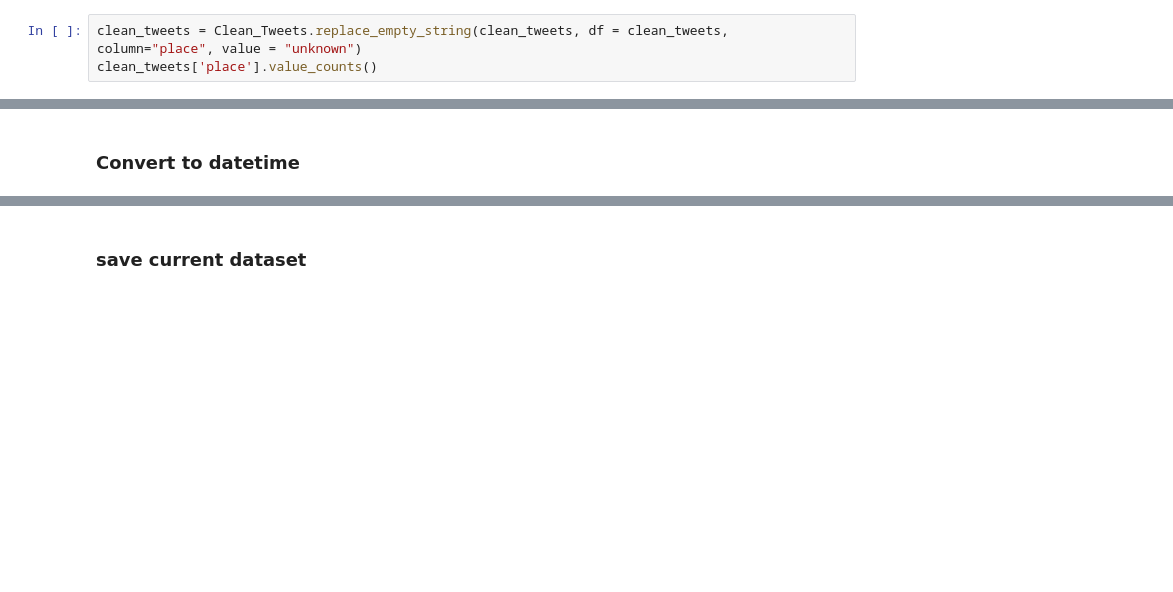
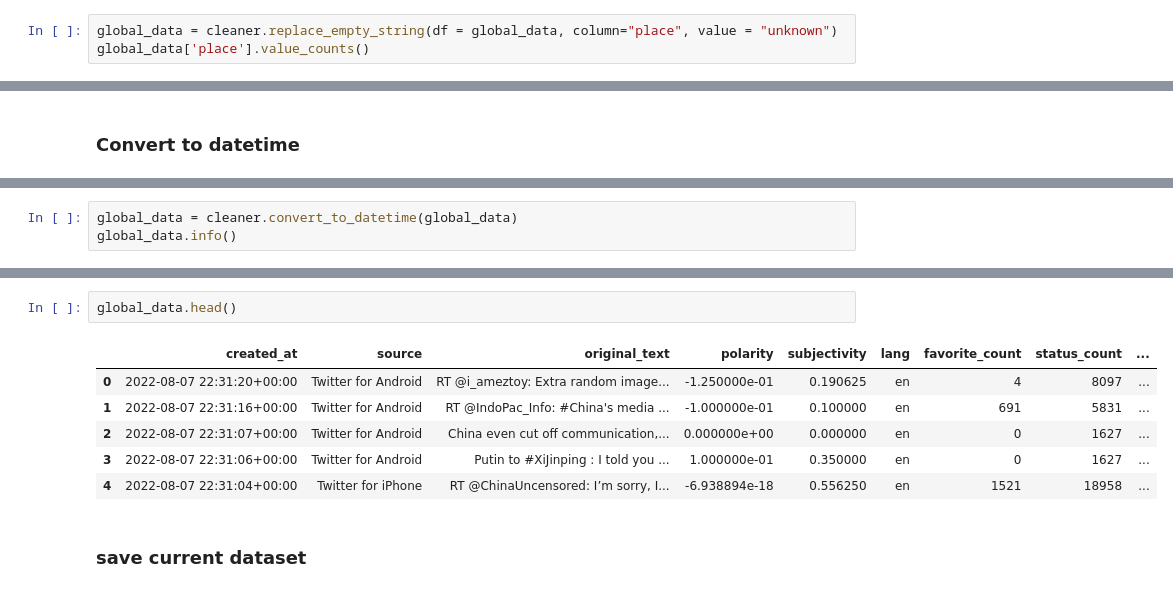
Before and after one commit to Fisseha-Estifanos/Twitter-Data-Analysis, a Jupyter notebook: notebooks/pre_process.ipynb, the cells around one changed output, grey strips where cells are left out. Cells and saved outputs as stored; diff of their text form; blank space fills up the shorter version.

```diff
--- a/notebooks/pre_process.ipynb
+++ b/notebooks/pre_process.ipynb
@@ -176,8 +251,8 @@ There are empty place values
 # %% [markdown]
 ### Replace empty strings
 # %%
-clean_tweets = Clean_Tweets.replace_empty_string(clean_tweets, df = clean_tweets, column="place", value = "unknown")
-clean_tweets['place'].value_counts()
+global_data = cleaner.replace_empty_string(df = global_data, column="place", value = "unknown")
+global_data['place'].value_counts()
 # %% [output]
 unknown                           2805
 Việt Nam                           116
@@ -235,0 +273,3 @@ Name: place, Length: 1809, dtype: int64
+# %%
+global_data = cleaner.convert_to_datetime(global_data)
+global_data.info()
@@ -236,3 +294,12 @@ Name: place, Length: 1809, dtype: int64
+# %%
+global_data.head()
+# %% [output]
+|  | created_at | source | original_text | polarity | subjectivity | lang | favorite_count | status_count | ... |
+| 0 | 2022-08-07 22:31:20+00:00 | Twitter for Android | RT @i_ameztoy: Extra random image... | -1.250000e-01 | 0.190625 | en | 4 | 8097 | ... |
+| 1 | 2022-08-07 22:31:16+00:00 | Twitter for Android | RT @IndoPac_Info: #China's media ... | -1.000000e-01 | 0.100000 | en | 691 | 5831 | ... |
+| 2 | 2022-08-07 22:31:07+00:00 | Twitter for Android | China even cut off communication,... | 0.000000e+00 | 0.000000 | en | 0 | 1627 | ... |
+| 3 | 2022-08-07 22:31:06+00:00 | Twitter for Android | Putin to #XiJinping : I told you ... | 1.000000e-01 | 0.350000 | en | 0 | 1627 | ... |
+| 4 | 2022-08-07 22:31:04+00:00 | Twitter for iPhone | RT @ChinaUncensored: I’m sorry, I... | -6.938894e-18 | 0.556250 | en | 1521 | 18958 | ... |
 # %% [markdown]
 ### save current dataset
 # %%
```
Also changed, not shown: parts of 32 cells of this notebook.
